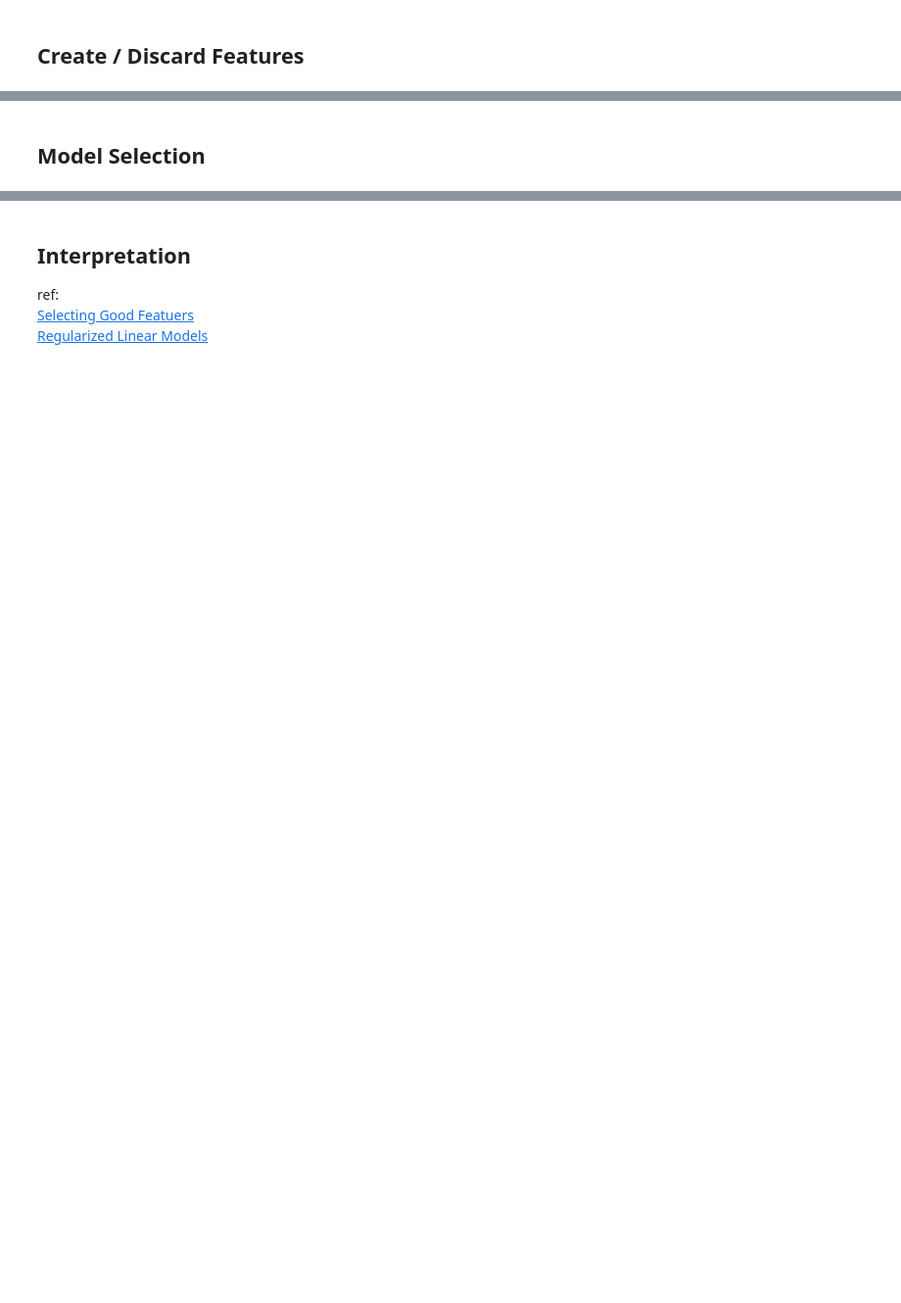
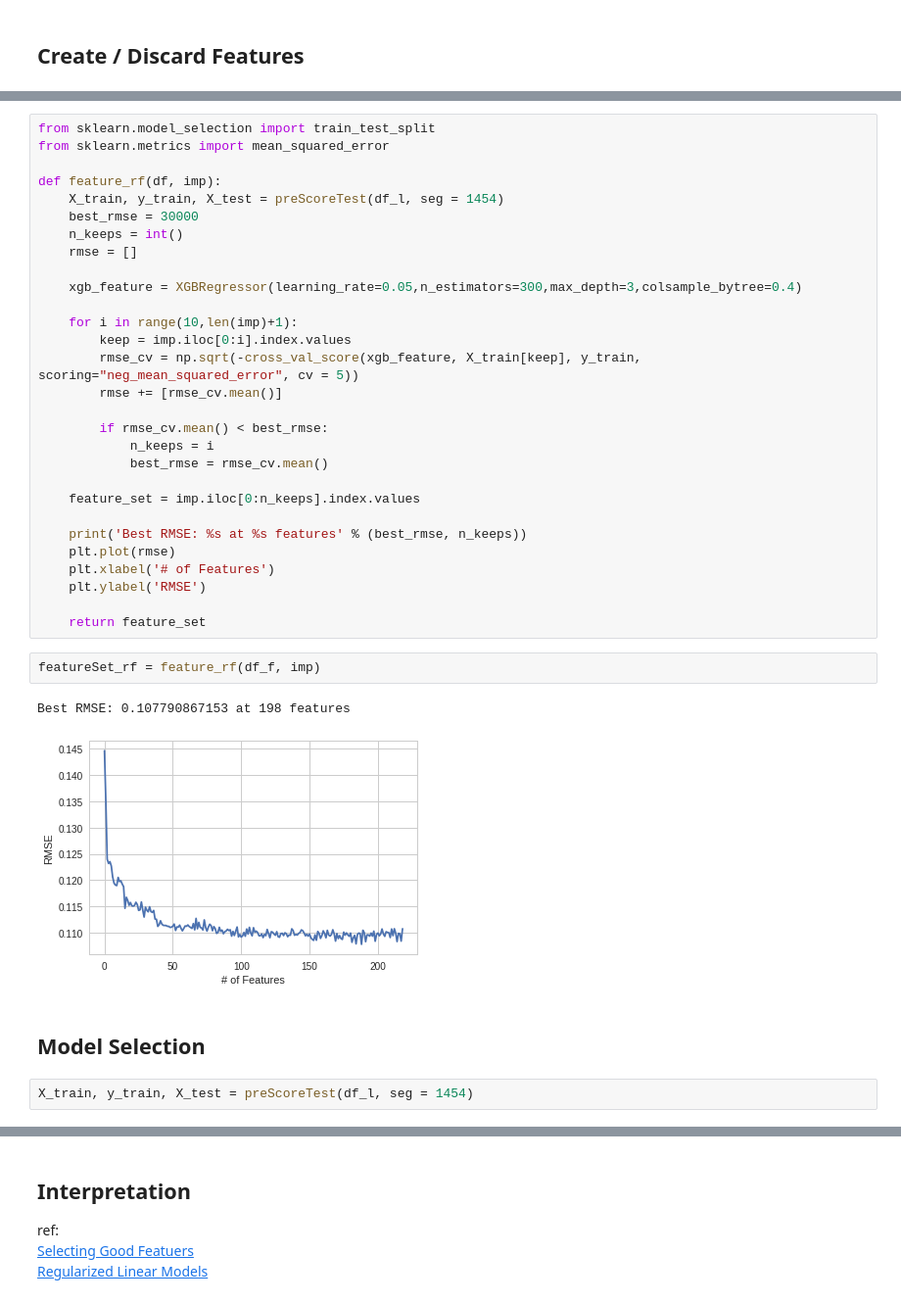
Before and after one commit to yhc1/House_Price, a Jupyter notebook: House_Price_Prediction.ipynb, the cells around one changed output, grey strips where cells are left out. Shown at 98% size. Drawn from its saved outputs; the diff is of its cells as text; blank space fills up the shorter version.

```diff
--- a/House_Price_Prediction.ipynb
+++ b/House_Price_Prediction.ipynb
@@ -382,3 +408,39 @@ RMSE: 0.1068 (+/- 0.01)
+# %%
+from sklearn.model_selection import train_test_split
+from sklearn.metrics import mean_squared_error
+
+def feature_rf(df, imp):
+    X_train, y_train, X_test = preScoreTest(df_l, seg = 1454)
+    best_rmse = 30000
+    n_keeps = int()
+    rmse = []
+
+    xgb_feature = XGBRegressor(learning_rate=0.05,n_estimators=300,max_depth=3,colsample_bytree=0.4)
+
+    for i in range(10,len(imp)+1):
+        keep = imp.iloc[0:i].index.values
+        rmse_cv = np.sqrt(-cross_val_score(xgb_feature, X_train[keep], y_train, scoring="neg_mean_squared_error", cv = 5))
+        rmse += [rmse_cv.mean()]
+
+        if rmse_cv.mean() < best_rmse:
+            n_keeps = i
+            best_rmse = rmse_cv.mean()
+
+    feature_set = imp.iloc[0:n_keeps].index.values
+
+    print('Best RMSE: %s at %s features' % (best_rmse, n_keeps))
+    plt.plot(rmse)
+    plt.xlabel('# of Features')
+    plt.ylabel('RMSE')
+
+    return feature_set
+# %%
+featureSet_rf = feature_rf(df_f, imp)
+# %% [output]
+Best RMSE: 0.107790867153 at 198 features
+[figure, added]
 # %% [markdown]
 ## Model Selection
+# %%
+X_train, y_train, X_test = preScoreTest(df_l, seg = 1454)
 # %%
```
Also changed, not shown: parts of 95 cells of this notebook.
